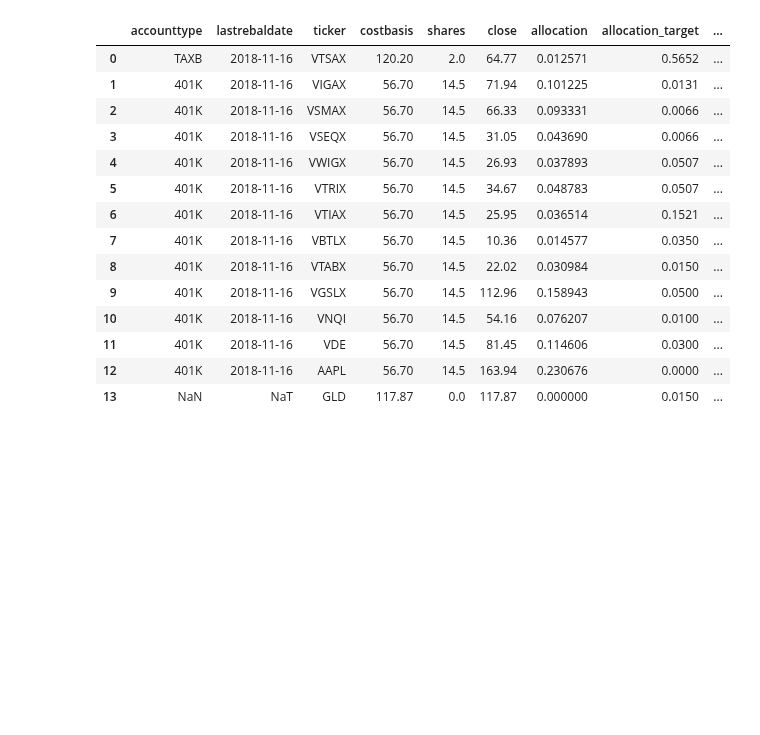
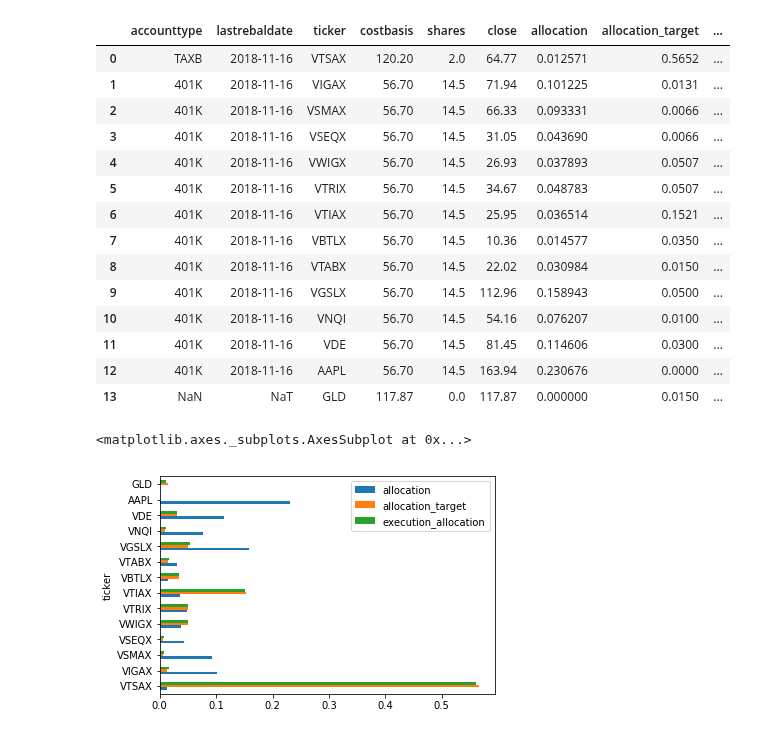
Before and after one commit to pogoetic/rebalance, a Jupyter notebook: portfolio_rebalance.ipynb, the cells around one changed output. Saved outputs shown, nothing was run; the diff lists cells and outputs as text; code cells hidden in the pictures; blank space fills up the shorter version.

Commit message:
adding plot

```diff
--- a/portfolio_rebalance.ipynb
+++ b/portfolio_rebalance.ipynb
@@ -275,4 +273,9 @@ display_port
 | 12 | 401K | 2018-11-16 | AAPL | 56.70 | 14.5 | 163.94 | 0.230676 | 0.0000 | ... |
 | 13 | NaN | NaT | GLD | 117.87 | 0.0 | 117.87 | 0.000000 | 0.0150 | ... |
 # %%
-#Lets add a bar chart here to show the new allocation vs. the old
+#Lets add a bar chart here to show the new allocation vs. the target allocation and vs. the original portfolio
+graph_port = display_port[['ticker','allocation','allocation_target','execution_allocation']].copy()
+graph_port.plot.barh(x='ticker')
+# %% [output]
+<matplotlib.axes._subplots.AxesSubplot at 0x...>
+[figure, added]
```
Also changed, not shown: parts of 1 cell of this notebook.
